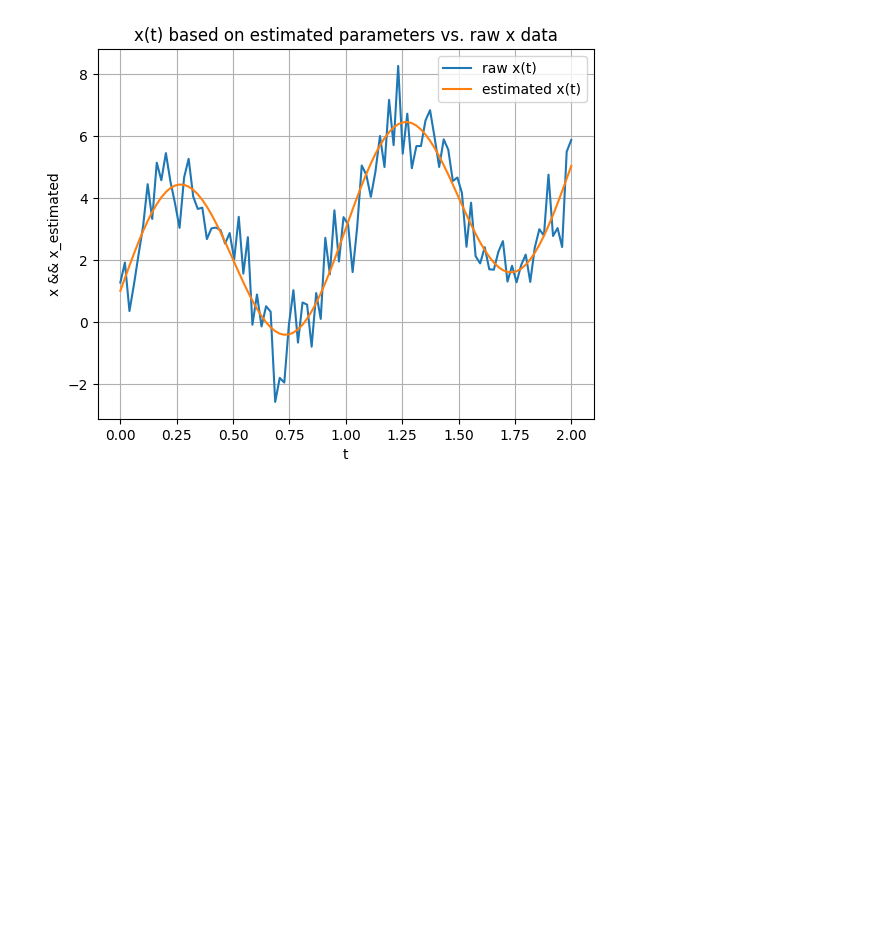
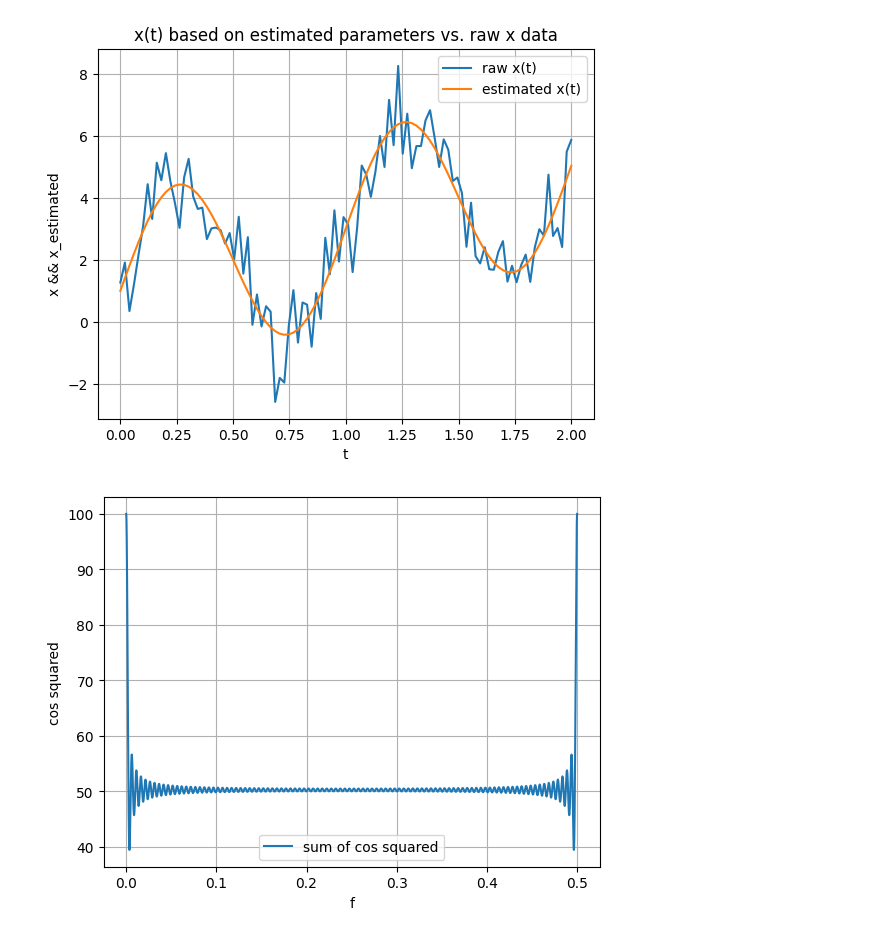
Before and after one commit to johnnynogo/TTT4275_EDC, a Jupyter notebook: assignments/assignment_2_LinearModels_BLUE_MLE_BayesianEstimators.ipynb, the cells around one changed output. Saved outputs shown, nothing was run; the diff lists cells and outputs as text; code cells hidden in the pictures; blank space fills up the shorter version.

```diff
--- a/assignments/assignment_2_LinearModels_BLUE_MLE_BayesianEstimators.ipynb
+++ b/assignments/assignment_2_LinearModels_BLUE_MLE_BayesianEstimators.ipynb
@@ -40,3 +40,27 @@ plt.legend()
 plt.show()
 # %% [output]
 [figure]
+# %%
+# 2b
+
+import numpy as np
+import matplotlib.pyplot as plt
+
+sigma_squared_w = 1
+mu_w = 0
+f = np.linspace(0, 0.5, 10000)
+N = 100
+sum_cos_squared = 0
+
+for n in range(N):
+    sum_cos_squared += (np.cos(2*np.pi*f*n))**2
+
+plt.plot(f, sum_cos_squared, label="sum of cos squared")
+plt.xlabel("f")
+plt.ylabel("cos squared")
+plt.legend()
+plt.grid()
+
+plt.show()
+# %% [output]
+[figure, added]
```
Also changed, not shown: parts of 5 cells of this notebook.
